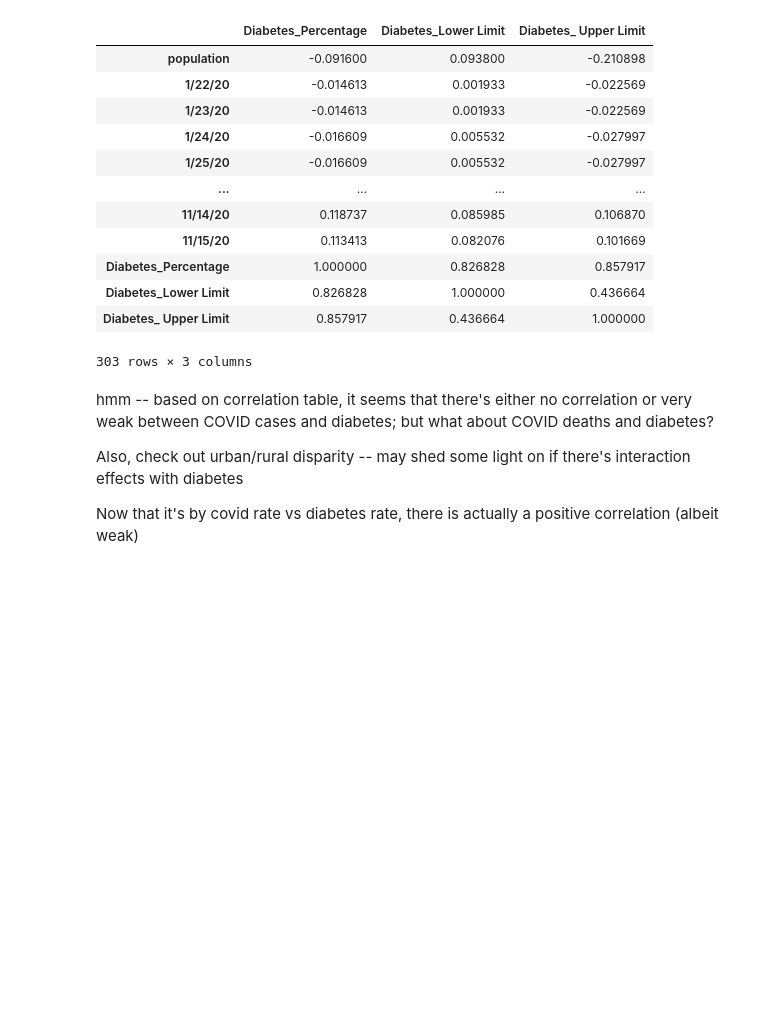
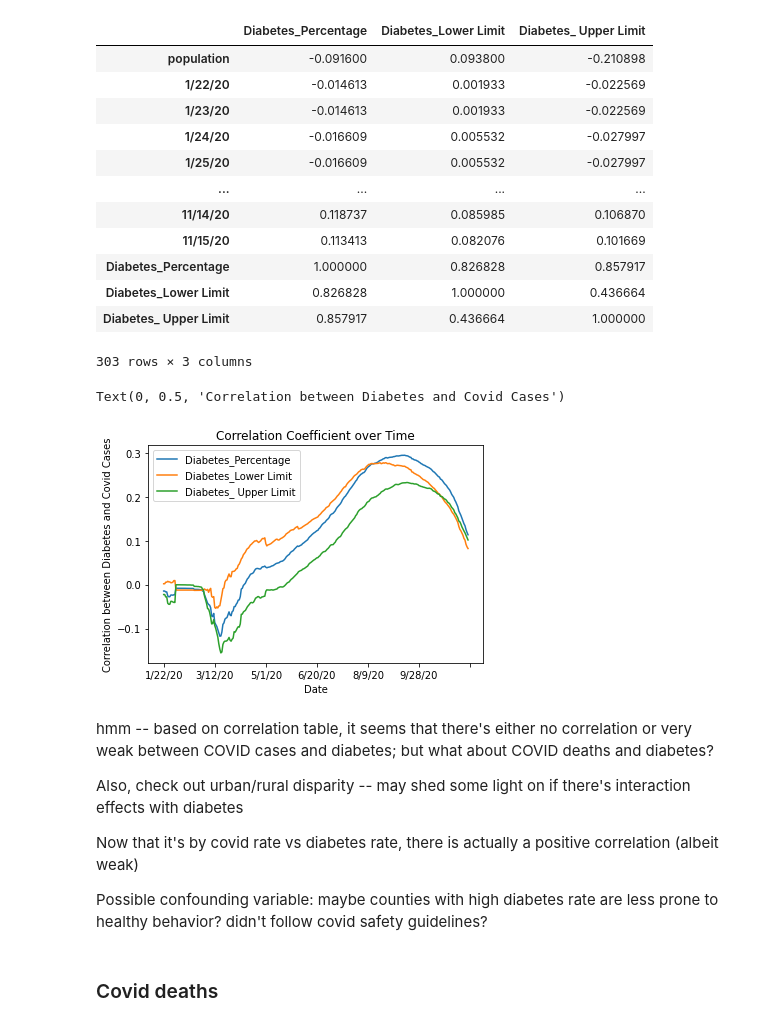
Before and after one commit to jayeokay/COVID-19, a Jupyter notebook: COVID Geographical Analysis.ipynb, the cells around one changed output. Saved outputs shown, nothing was run; the diff lists cells and outputs as text; code cells hidden in the pictures; blank space fills up the shorter version.

```diff
--- a/COVID Geographical Analysis.ipynb
+++ b/COVID Geographical Analysis.ipynb
@@ -249,8 +255,8 @@ temp.columns = cols #rename columns so that it's clear that they came from diabe
 temp.iloc[:,1:] = temp.iloc[:,1:].apply(lambda col: pd.to_numeric(col, errors='coerce', downcast = 'float'), axis = 1) #convert to numeric datatype
 county_diabetes = temp
 # %%
-main_df = county_cases_rate.merge(county_diabetes,how='left', on = 'countyFIPS').dropna()
-main_df
+main_cases_df = county_cases_rate.merge(county_diabetes,how='left', on = 'countyFIPS').dropna()
+main_cases_df
 # %% [output]
 |  | countyFIPS | population | County Name | State | stateFIPS | 1/22/20 | 1/23/20 | 1/24/20 | 1/25/20 | 1/26/20 | ... |
 | 2550 | 1001 | 55869 | Autauga County | AL | 1 | 0.0 | 0.0 | 0.0 | 0.0 | 0.0 | ... |
@@ -268,7 +274,8 @@ main_df
 # %%
 #check for correlation between diabetes percentage and covid cases
 
-main_df.drop(['countyFIPS', 'stateFIPS'], axis = 1).corr().iloc[:, -3:]
+correlation_cases = main_cases_df.drop(['countyFIPS', 'stateFIPS'], axis = 1).corr().iloc[:, -3:]
+correlation_cases
 # %% [output]
 |  | Diabetes_Percentage | Diabetes_Lower Limit | Diabetes_ Upper Limit |
 | population | -0.091600 | 0.093800 | -0.210898 |
@@ -283,9 +290,23 @@ main_df.drop(['countyFIPS', 'stateFIPS'], axis = 1).corr().iloc[:, -3:]
 | Diabetes_Lower Limit | 0.826828 | 1.000000 | 0.436664 |
 | Diabetes_ Upper Limit | 0.857917 | 0.436664 | 1.000000 |
 303 rows × 3 columns
+# %%
+#graph the correlation coefficient over time between diabetes rate and covid cases
+
+correlation_cases.iloc[1:-3,:].plot(kind='line')
+plt.title('Correlation Coefficient over Time')
+plt.xlabel('Date')
+plt.ylabel('Correlation between Diabetes and Covid Cases')
+# %% [output]
+Text(0, 0.5, 'Correlation between Diabetes and Covid Cases')
+[figure, added]
 # %% [markdown]
 hmm -- based on correlation table, it seems that there's either no correlation or very weak between COVID cases and diabetes; but what about COVID deaths and diabetes?
 
 Also, check out urban/rural disparity -- may shed some light on if there's interaction effects with diabetes
 
 Now that it's by covid rate vs diabetes rate, there is actually a positive correlation (albeit weak)
+
+Possible confounding variable: maybe counties with high diabetes rate are less prone to healthy behavior? didn't follow covid safety guidelines?
+# %% [markdown]
+### Covid deaths
```
Also changed, not shown: parts of 12 cells of this notebook.
